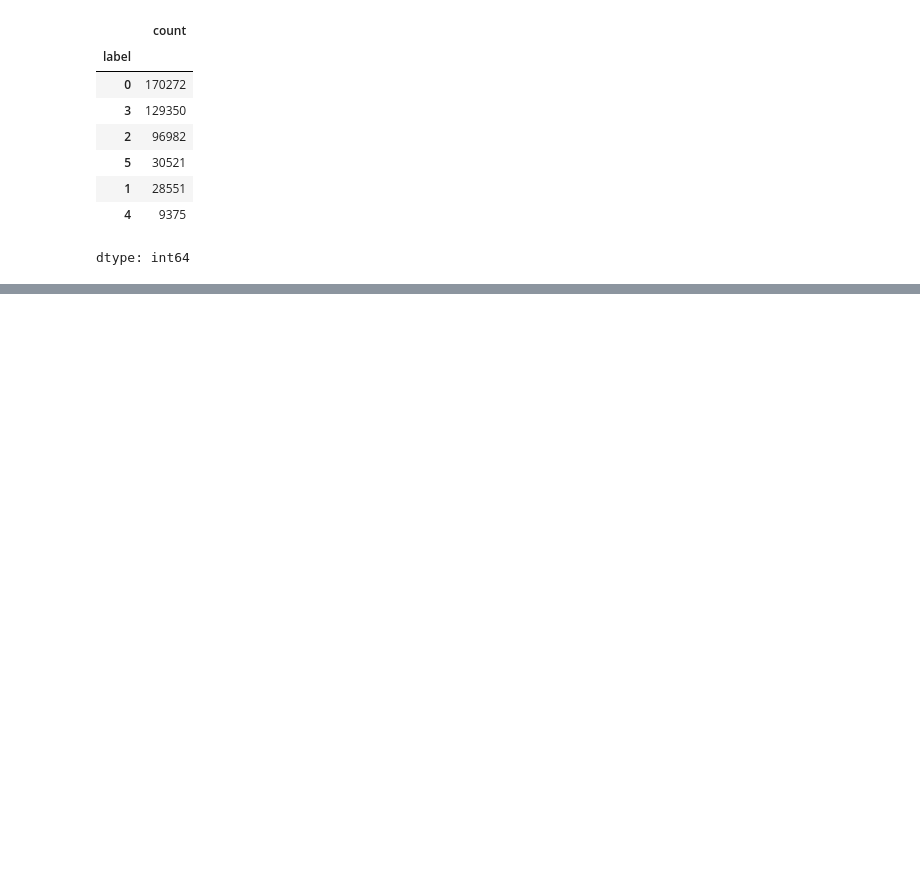
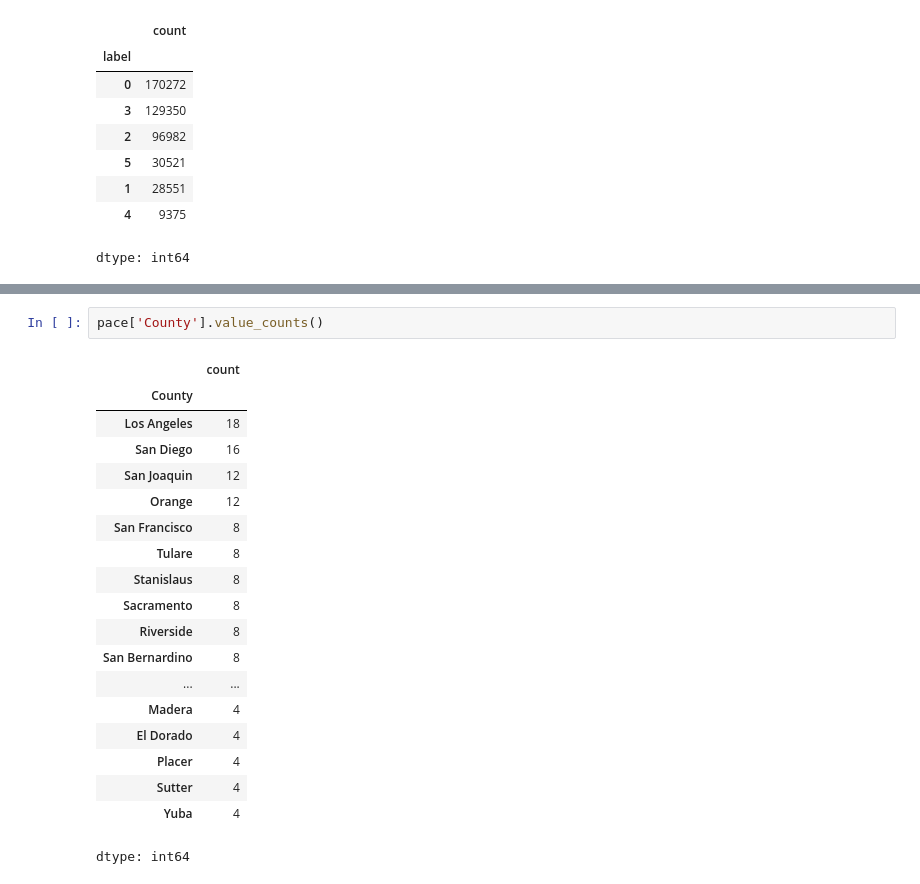
Before and after one commit to alexandrarh/mind-the-age, a Jupyter notebook: initial_exploration_and_workflow.ipynb, the cells around one changed output, grey strips where cells are left out. Cells and saved outputs as stored; diff of their text form; blank space fills up the shorter version.

```diff
--- a/initial_exploration_and_workflow.ipynb
+++ b/initial_exploration_and_workflow.ipynb
@@ -73,0 +91,22 @@ dtype: int64
+# %%
+pace['County'].value_counts()
+# %% [output]
+|  | count |
+| County |  |
+| Los Angeles | 18 |
+| San Diego | 16 |
+| San Joaquin | 12 |
+| Orange | 12 |
+| San Francisco | 8 |
+| Tulare | 8 |
+| Stanislaus | 8 |
+| Sacramento | 8 |
+| Riverside | 8 |
+| San Bernardino | 8 |
+| ... | ... |
+| Madera | 4 |
+| El Dorado | 4 |
+| Placer | 4 |
+| Sutter | 4 |
+| Yuba | 4 |
+dtype: int64
```
Also changed, not shown: parts of 11 cells of this notebook, 2 other files.
